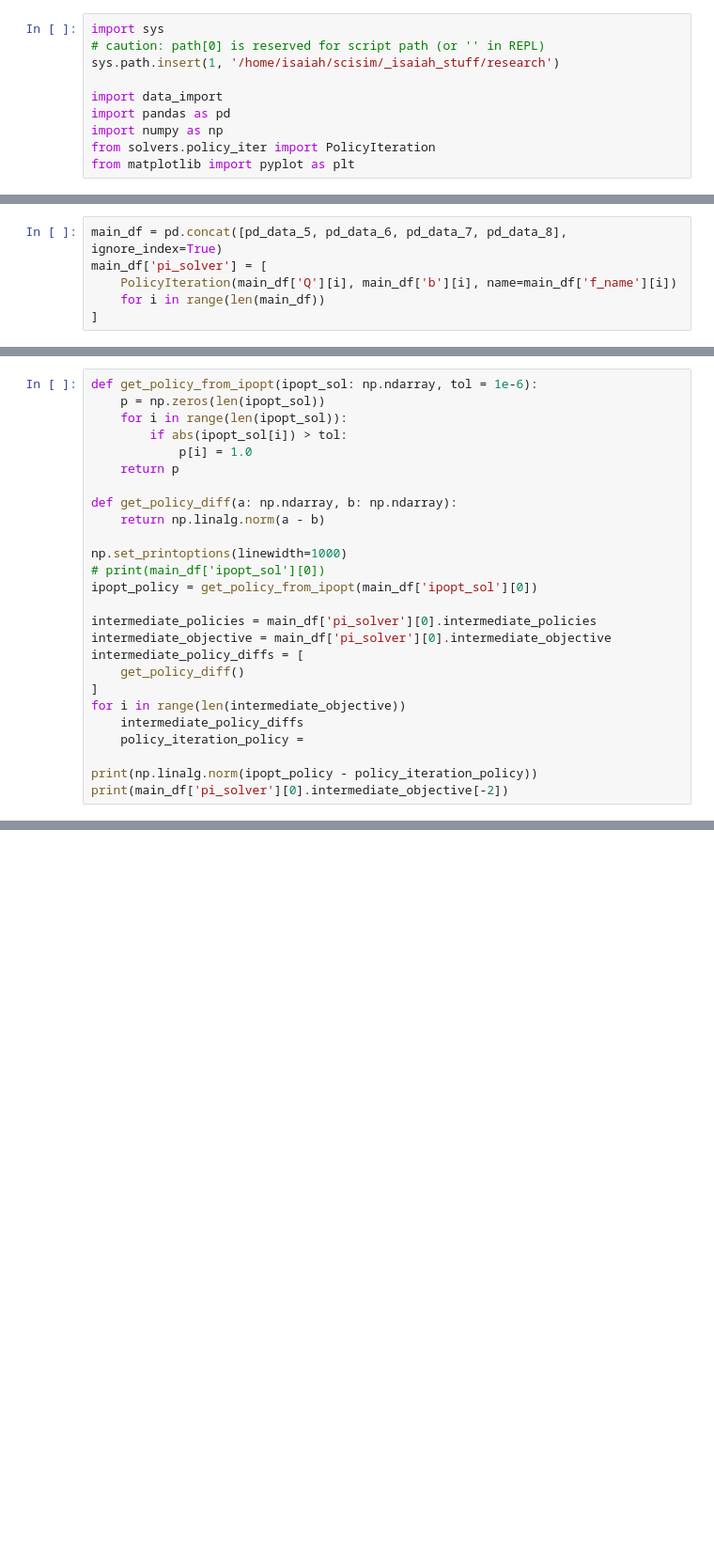
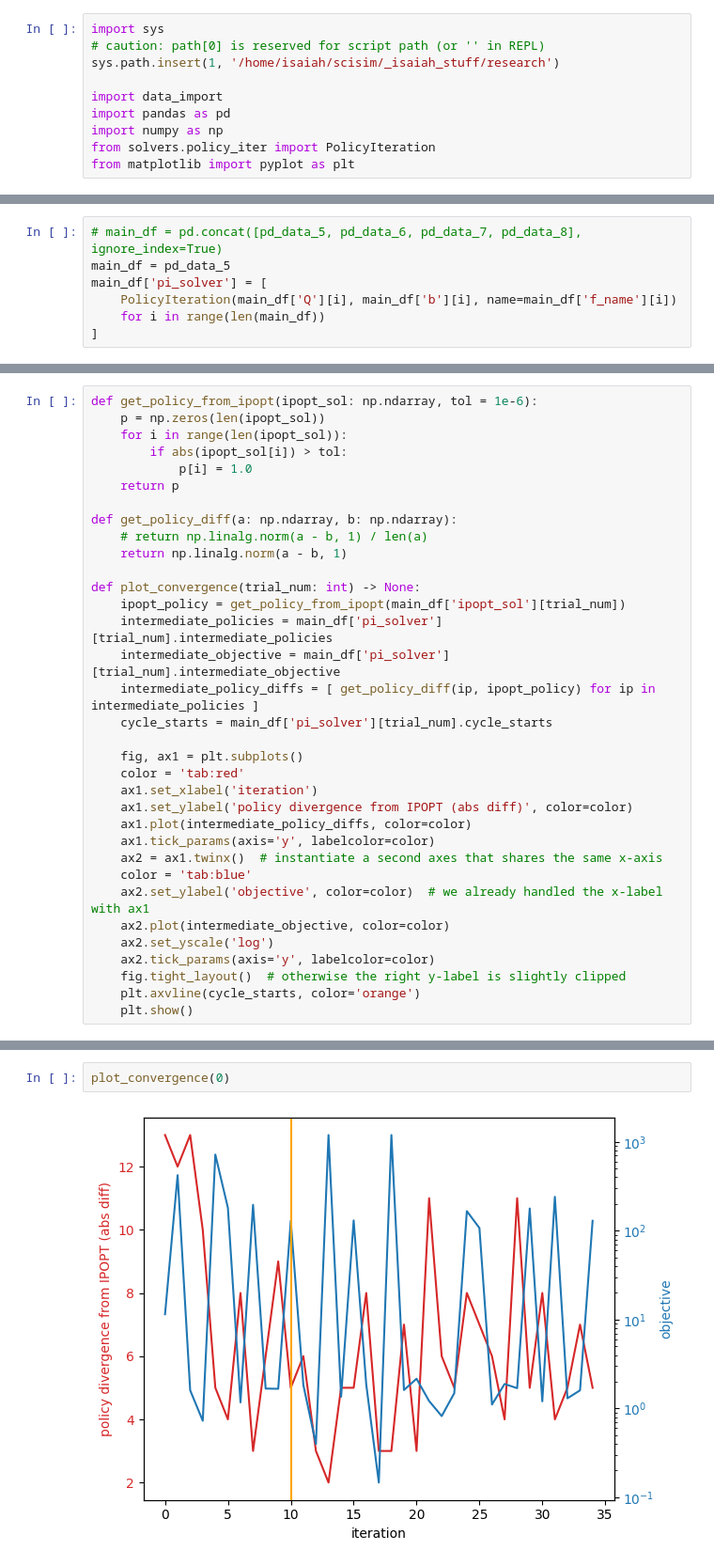
Before and after one commit to IsaiahWitzke/scisim, a Jupyter notebook: _isaiah_stuff/research/util/apr_2.ipynb, the cells around one changed output, grey strips where cells are left out. Shown: that part at 94% size. Drawn from its saved outputs; the diff is of its cells as text; blank space fills up the shorter version.

```diff
--- a/_isaiah_stuff/research/util/apr_2.ipynb
+++ b/_isaiah_stuff/research/util/apr_2.ipynb
@@ -28,5 +24,6 @@ pd_data_8: pd.DataFrame = data_import.read_files_to_pd_dataframe(
 # %%
-main_df = pd.concat([pd_data_5, pd_data_6, pd_data_7, pd_data_8], ignore_index=True)
+# main_df = pd.concat([pd_data_5, pd_data_6, pd_data_7, pd_data_8], ignore_index=True)
+main_df = pd_data_5
 main_df['pi_solver'] = [
     PolicyIteration(main_df['Q'][i], main_df['b'][i], name=main_df['f_name'][i])
     for i in range(len(main_df))
@@ -61,20 +40,28 @@ def get_policy_from_ipopt(ipopt_sol: np.ndarray, tol = 1e-6):
     return p
 
 def get_policy_diff(a: np.ndarray, b: np.ndarray):
-    return np.linalg.norm(a - b)
+    # return np.linalg.norm(a - b, 1) / len(a)
+    return np.linalg.norm(a - b, 1)
 
-np.set_printoptions(linewidth=1000)
-# print(main_df['ipopt_sol'][0])
-ipopt_policy = get_policy_from_ipopt(main_df['ipopt_sol'][0])
+def plot_convergence(trial_num: int) -> None:
+    ipopt_policy = get_policy_from_ipopt(main_df['ipopt_sol'][trial_num])
+    intermediate_policies = main_df['pi_solver'][trial_num].intermediate_policies
+    intermediate_objective = main_df['pi_solver'][trial_num].intermediate_objective
+    intermediate_policy_diffs = [ get_policy_diff(ip, ipopt_policy) for ip in intermediate_policies ]
+    cycle_starts = main_df['pi_solver'][trial_num].cycle_starts
 
-intermediate_policies = main_df['pi_solver'][0].intermediate_policies
-intermediate_objective = main_df['pi_solver'][0].intermediate_objective
-intermediate_policy_diffs = [
-    get_policy_diff()
-]
-for i in range(len(intermediate_objective))
-    intermediate_policy_diffs
-    policy_iteration_policy =
-
-print(np.linalg.norm(ipopt_policy - policy_iteration_policy))
-print(main_df['pi_solver'][0].intermediate_objective[-2])
+    fig, ax1 = plt.subplots()
+    color = 'tab:red'
+    ax1.set_xlabel('iteration')
+    ax1.set_ylabel('policy divergence from IPOPT (abs diff)', color=color)
+    ax1.plot(intermediate_policy_diffs, color=color)
+    ax1.tick_params(axis='y', labelcolor=color)
+    ax2 = ax1.twinx()  # instantiate a second axes that shares the same x-axis
+    color = 'tab:blue'
+    ax2.set_ylabel('objective', color=color)  # we already handled the x-label with ax1
+    ax2.plot(intermediate_objective, color=color)
+    ax2.set_yscale('log')
+    ax2.tick_params(axis='y', labelcolor=color)
+    fig.tight_layout()  # otherwise the right y-label is slightly clipped
+    plt.axvline(cycle_starts, color='orange')
+    plt.show()
@@ -83,0 +89,4 @@ print(main_df['pi_solver'][0].intermediate_objective[-2])
+# %%
+plot_convergence(0)
+# %% [output]
+[figure, added]
```
Also changed, not shown: parts of 15 cells of this notebook, 7 other files.
